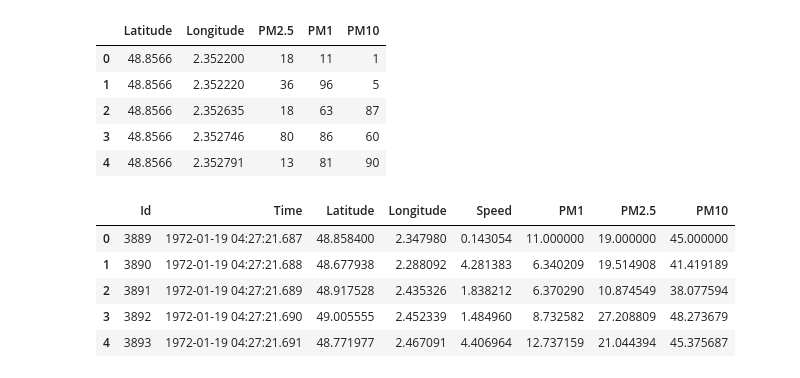
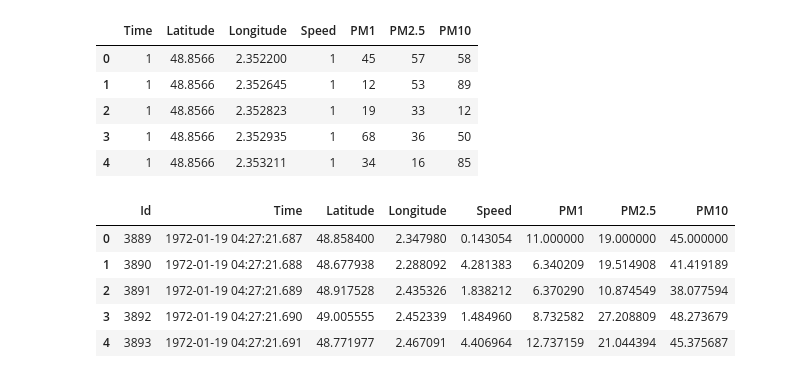
Before and after one commit to Arthur-Barre/Hackathon_V-lo_capteur, a Jupyter notebook: Milan.ipynb, the cells around one changed output. Cells and saved outputs as stored; diff of their text form; code cells hidden in the pictures.

```diff
--- a/Milan.ipynb
+++ b/Milan.ipynb
@@ -66,42 +66,46 @@ max_distance_m = 50
 distances_m = np.random.uniform(0, max_distance_m, size=n-1)
 
 # Calculer les décalages cumulés en mètres à partir du point de départ
 cumulative_distances_m = np.insert(np.cumsum(distances_m), 0, 0)
 
 # Convertir les distances cumulées en degrés de longitude
 delta_lon = cumulative_distances_m / meters_per_degree_lon
 
 # Les latitudes sont toutes égales à latitude_center
 latitudes = np.full(n, latitude_center)
 
 # Calculer les longitudes successives
 longitudes = longitude_center + delta_lon
 
 # Générer les valeurs PM
 pm25_values = np.random.randint(1, 101, size=n)
 pm1_values = np.random.randint(0, 101, size=n)
 pm10_values = np.random.randint(0, 101, size=n)
 
+# Ajouter time et speed = 1
+times = np.ones(n, dtype=int)
+speeds = np.ones(n, dtype=int)
+
 # Créer la structure des données
 data = [
-    [lat, lon, pm25, pm1, pm10]
-    for lat, lon, pm25, pm1, pm10 in zip(latitudes, longitudes, pm25_values, pm1_values, pm10_values)
+    [time, lat, lon, speed, pm1, pm25, pm10]
+    for time, lat, lon, speed, pm1, pm25, pm10 in zip(times, latitudes, longitudes, speeds, pm1_values, pm25_values, pm10_values)
 ]
 
 # Créer le DataFrame
-test = pd.DataFrame(data, columns=['Latitude', 'Longitude', 'PM2.5', 'PM1', 'PM10'])
+test = pd.DataFrame(data, columns=['Time','Latitude', 'Longitude', 'Speed','PM1', 'PM2.5', 'PM10'])
 
 # Exporter en CSV
 test.to_csv('points_alignes_paris.csv', index=False)
 
 test.head()
 # %% [output]
-|  | Latitude | Longitude | PM2.5 | PM1 | PM10 |
-| 0 | 48.8566 | 2.352200 | 18 | 11 | 1 |
-| 1 | 48.8566 | 2.352220 | 36 | 96 | 5 |
-| 2 | 48.8566 | 2.352635 | 18 | 63 | 87 |
-| 3 | 48.8566 | 2.352746 | 80 | 86 | 60 |
-| 4 | 48.8566 | 2.352791 | 13 | 81 | 90 |
+|  | Time | Latitude | Longitude | Speed | PM1 | PM2.5 | PM10 |
+| 0 | 1 | 48.8566 | 2.352200 | 1 | 45 | 57 | 58 |
+| 1 | 1 | 48.8566 | 2.352645 | 1 | 12 | 53 | 89 |
+| 2 | 1 | 48.8566 | 2.352823 | 1 | 19 | 33 | 12 |
+| 3 | 1 | 48.8566 | 2.352935 | 1 | 68 | 36 | 50 |
+| 4 | 1 | 48.8566 | 2.353211 | 1 | 34 | 16 | 85 |
 # %%
 data_pollution.head()
 # %% [output]
```
Also changed, not shown: parts of 5 cells of this notebook, 2 other files.
